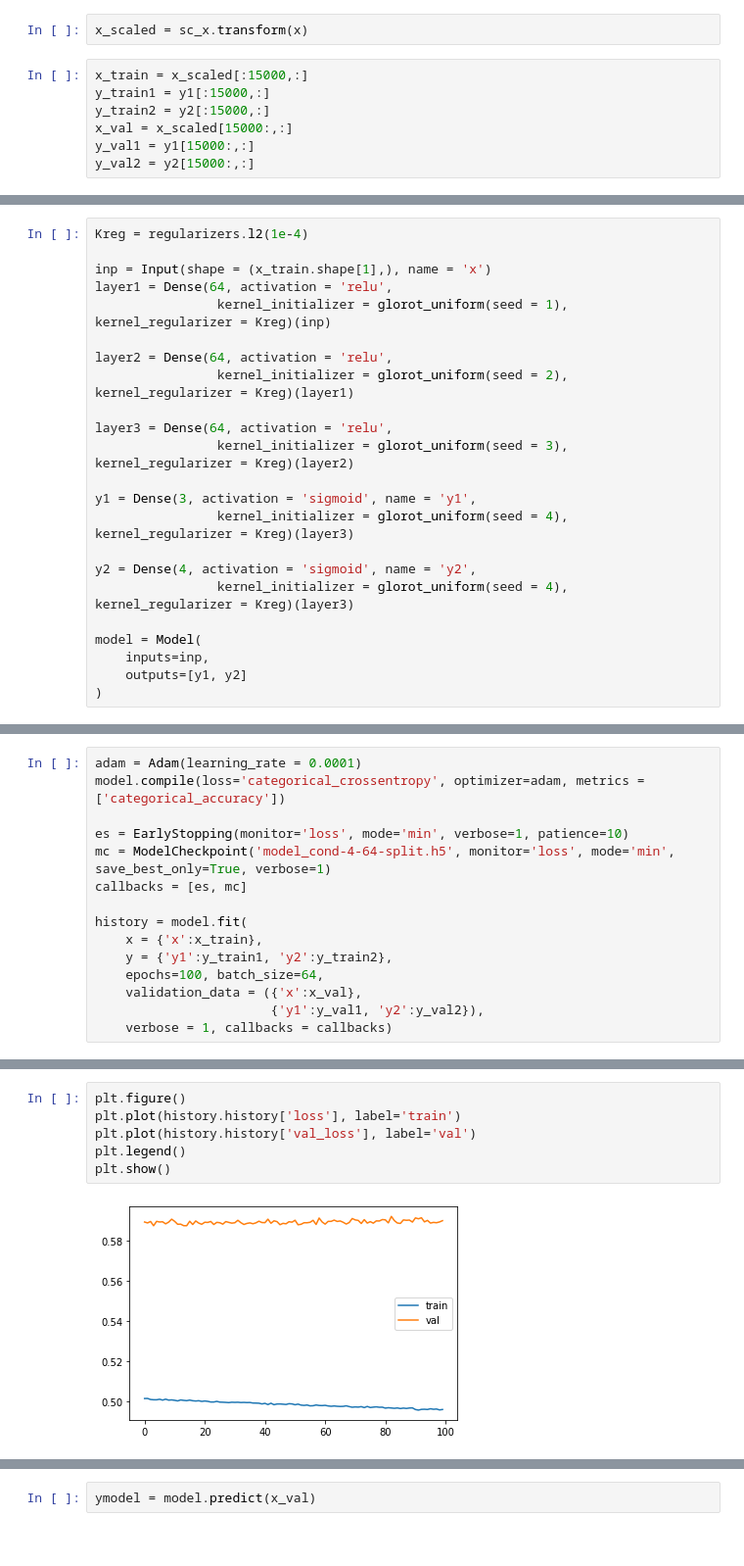
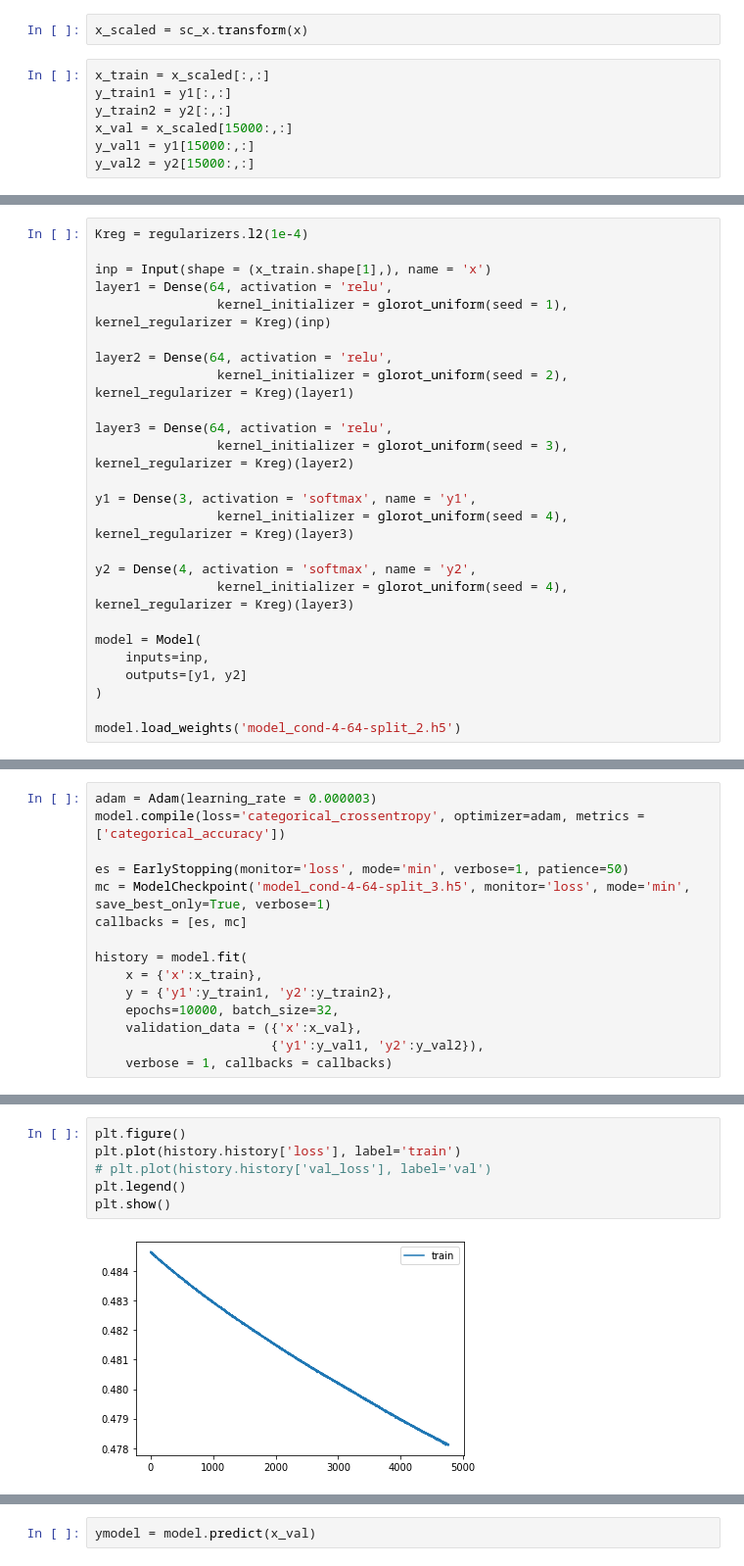
Before and after one commit to kevingeo11/pet-classification, a Jupyter notebook: NeuralNet-split-output.ipynb, the cells around one changed output, grey strips where cells are left out. Shown at 98% size. Cells and saved outputs as stored; diff of their text form.

Commit message:
Extended Training

```diff
--- a/NeuralNet-split-output.ipynb
+++ b/NeuralNet-split-output.ipynb
@@ -96,9 +96,9 @@ sc_x, sc_y = scaleData(x,y1)
 # %%
 x_scaled = sc_x.transform(x)
 # %%
-x_train = x_scaled[:15000,:]
-y_train1 = y1[:15000,:]
-y_train2 = y2[:15000,:]
+x_train = x_scaled[:,:]
+y_train1 = y1[:,:]
+y_train2 = y2[:,:]
 x_val = x_scaled[15000:,:]
 y_val1 = y1[15000:,:]
 y_val2 = y2[15000:,:]
@@ -115,16 +117,18 @@ layer2 = Dense(64, activation = 'relu',
 layer3 = Dense(64, activation = 'relu',
                 kernel_initializer = glorot_uniform(seed = 3), kernel_regularizer = Kreg)(layer2)
 
-y1 = Dense(3, activation = 'sigmoid', name = 'y1',
+y1 = Dense(3, activation = 'softmax', name = 'y1',
                 kernel_initializer = glorot_uniform(seed = 4), kernel_regularizer = Kreg)(layer3)
 
-y2 = Dense(4, activation = 'sigmoid', name = 'y2',
+y2 = Dense(4, activation = 'softmax', name = 'y2',
                 kernel_initializer = glorot_uniform(seed = 4), kernel_regularizer = Kreg)(layer3)
 
 model = Model(
     inputs=inp,
     outputs=[y1, y2]
 )
+
+model.load_weights('model_cond-4-64-split_2.h5')
 # %%
 model.summary()
 # %% [output]
@@ -149,17 +153,17 @@ Trainable params: 9,223
 Non-trainable params: 0
 __________________________________________________________________________________________________
 # %%
-adam = Adam(learning_rate = 0.0001)
+adam = Adam(learning_rate = 0.000003)
 model.compile(loss='categorical_crossentropy', optimizer=adam, metrics = ['categorical_accuracy'])
 
-es = EarlyStopping(monitor='loss', mode='min', verbose=1, patience=10)
-mc = ModelCheckpoint('model_cond-4-64-split.h5', monitor='loss', mode='min', save_best_only=True, verbose=1)
+es = EarlyStopping(monitor='loss', mode='min', verbose=1, patience=50)
+mc = ModelCheckpoint('model_cond-4-64-split_3.h5', monitor='loss', mode='min', save_best_only=True, verbose=1)
 callbacks = [es, mc]
 
 history = model.fit(
     x = {'x':x_train},
     y = {'y1':y_train1, 'y2':y_train2},
-    epochs=100, batch_size=64,
+    epochs=10000, batch_size=32,
     validation_data = ({'x':x_val},
                        {'y1':y_val1, 'y2':y_val2}),
     verbose = 1, callbacks = callbacks)
@@ -184,10 +188,10 @@ Epoch 00100: loss did not improve from 0.49587
 # %%
 plt.figure()
 plt.plot(history.history['loss'], label='train')
-plt.plot(history.history['val_loss'], label='val')
+# plt.plot(history.history['val_loss'], label='val')
 plt.legend()
 plt.show()
 # %% [output]
-[figure, old version]
+[figure, new version]
 # %%
 plt.figure()
```
Also changed, not shown: parts of 8 cells of this notebook, 7 other files.
